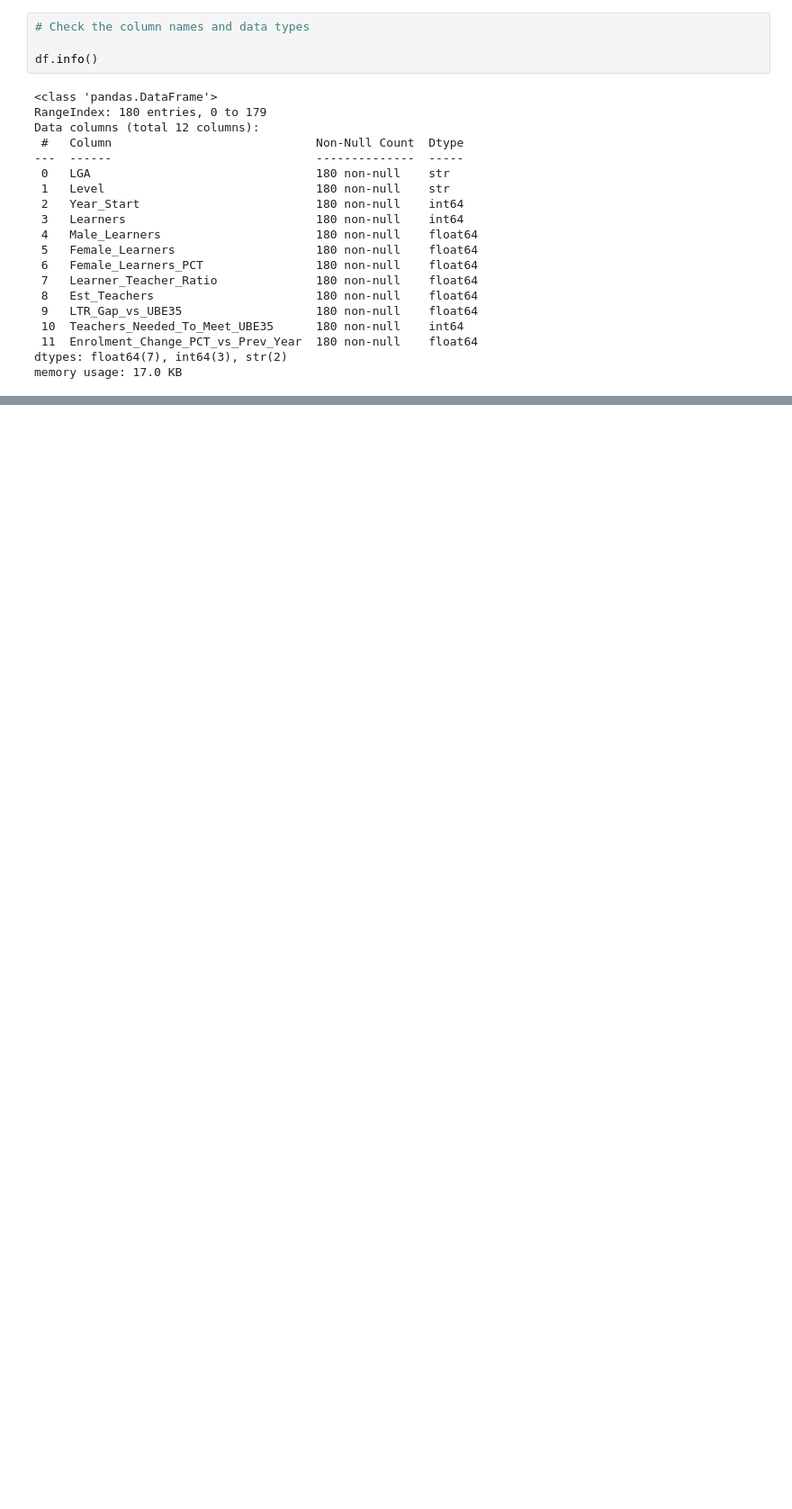
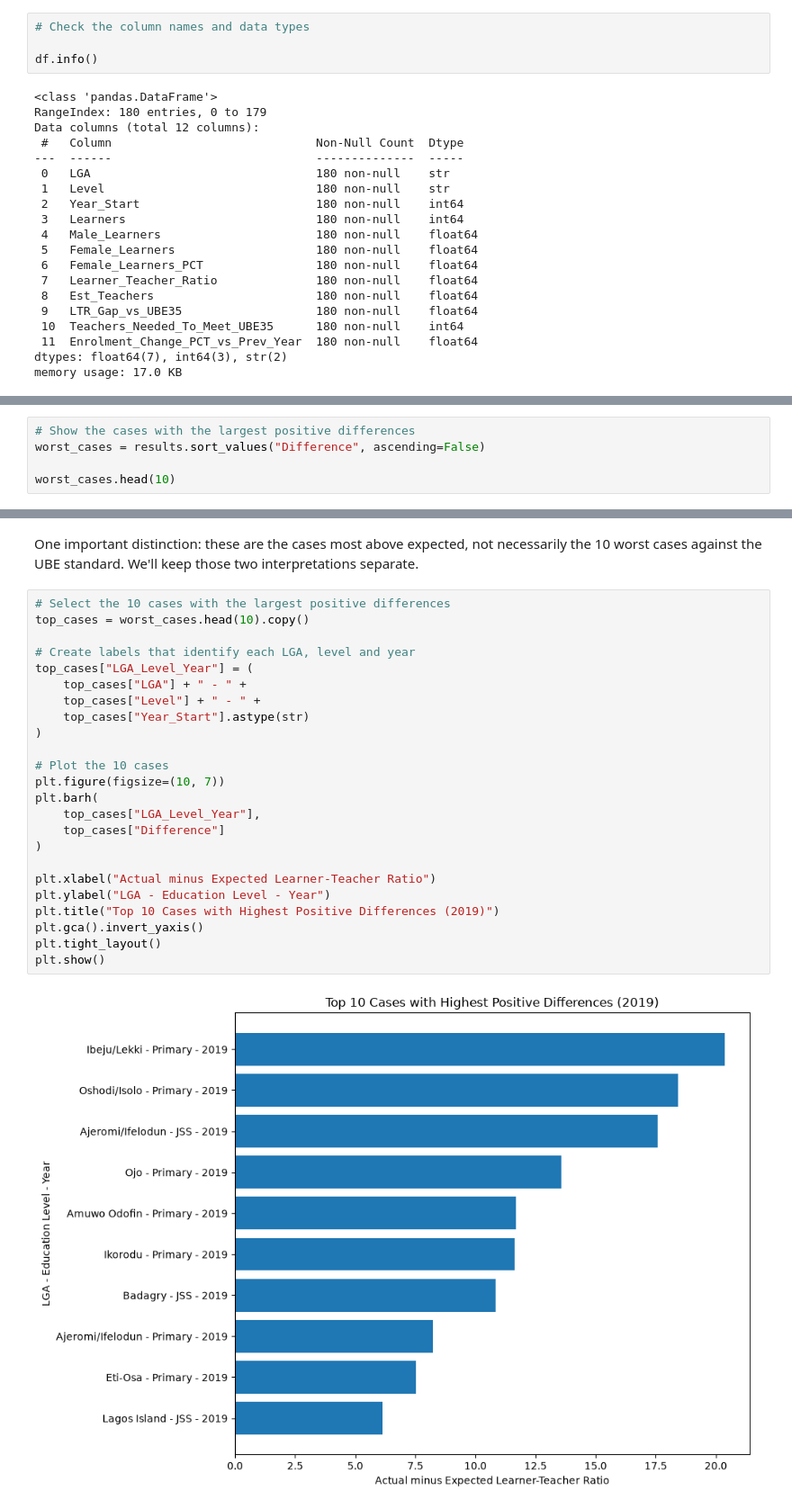
Before and after one commit to ENNILOIS/Education_Resources_Gap_Intelligence, a Jupyter notebook: Capstone_DS/ML_Analysis.ipynb, the cells around one changed output, grey strips where cells are left out. Shown at 90% size. Saved outputs shown, nothing was run; the diff lists cells and outputs as text; blank space fills up the shorter version.

```diff
--- a/Capstone_DS/ML_Analysis.ipynb
+++ b/Capstone_DS/ML_Analysis.ipynb
@@ -103,0 +322,5 @@ memory usage: 17.0 KB
+# %%
+# Show the cases with the largest positive differences
+worst_cases = results.sort_values("Difference", ascending=False)
+
+worst_cases.head(10)
@@ -103,0 +339,28 @@ memory usage: 17.0 KB
+# %% [markdown]
+One important distinction: these are the cases most above expected, not necessarily the 10 worst cases against the UBE standard. We'll keep those two interpretations separate.
+# %%
+# Select the 10 cases with the largest positive differences
+top_cases = worst_cases.head(10).copy()
+
+# Create labels that identify each LGA, level and year
+top_cases["LGA_Level_Year"] = (
+    top_cases["LGA"] + " - " +
+    top_cases["Level"] + " - " +
+    top_cases["Year_Start"].astype(str)
+)
+
+# Plot the 10 cases
+plt.figure(figsize=(10, 7))
+plt.barh(
+    top_cases["LGA_Level_Year"],
+    top_cases["Difference"]
+)
+
+plt.xlabel("Actual minus Expected Learner-Teacher Ratio")
+plt.ylabel("LGA - Education Level - Year")
+plt.title("Top 10 Cases with Highest Positive Differences (2019)")
+plt.gca().invert_yaxis()
+plt.tight_layout()
+plt.show()
+# %% [output]
+[figure, added]
```
Also changed, not shown: parts of 26 cells of this notebook, 3 other files.
